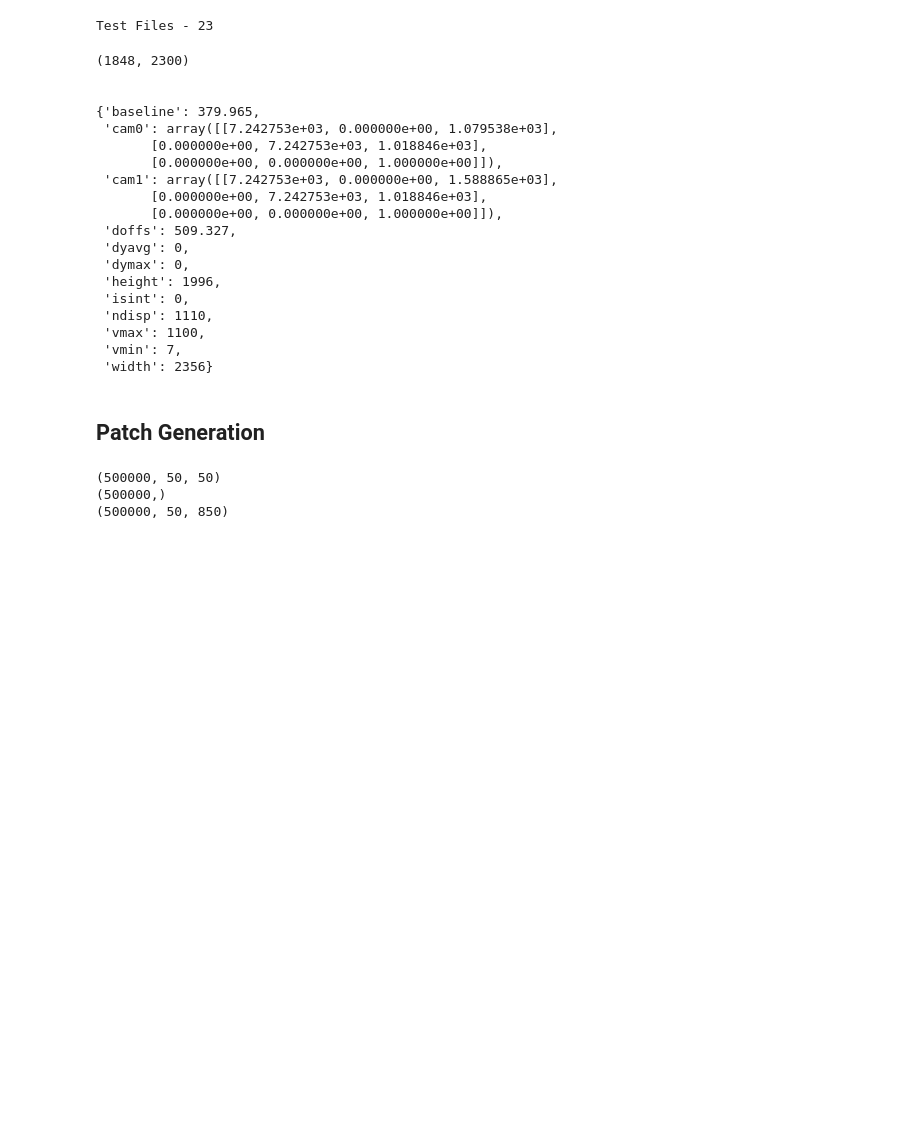
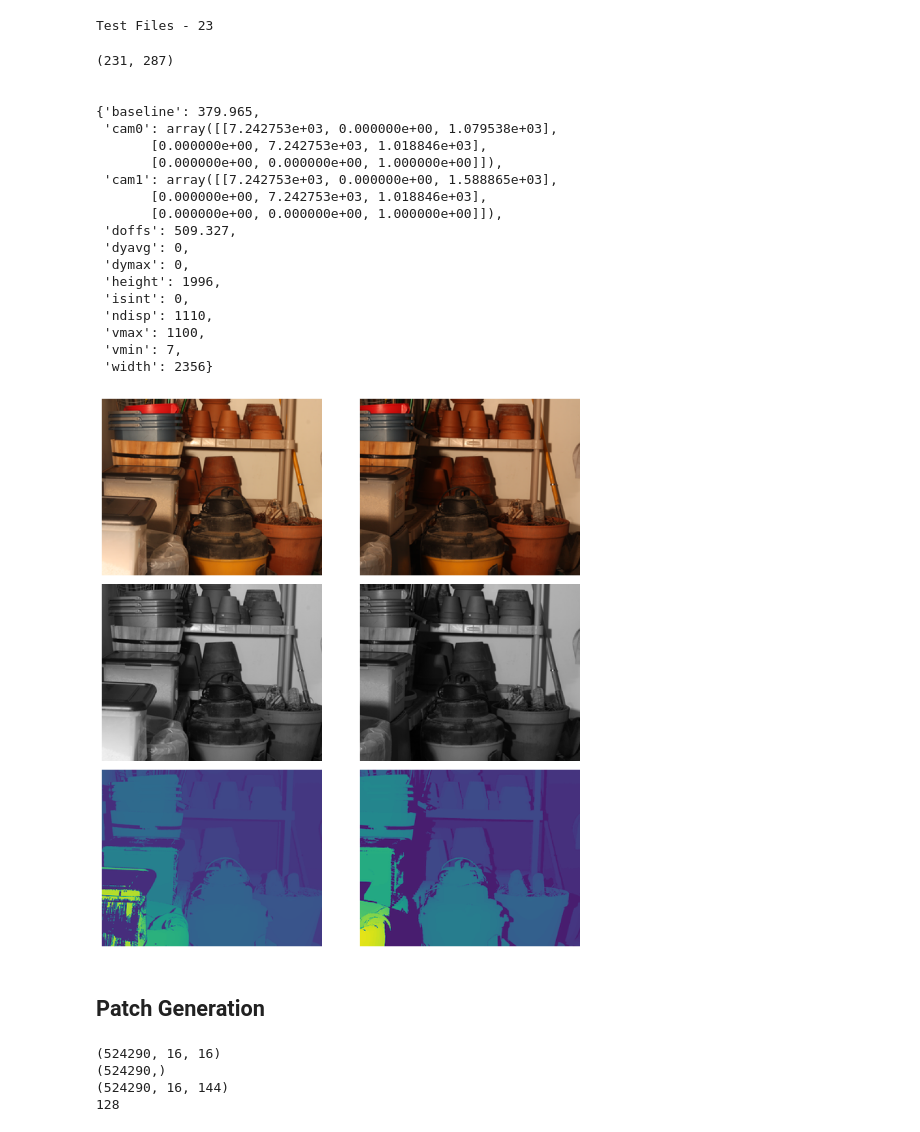
Before and after one commit to Blaze-Leo/Stereo-Reconstruction, a Jupyter notebook: Code/ml_texture/create_dataset.ipynb, the cells around one changed output. Saved outputs shown, nothing was run; the diff lists cells and outputs as text; code cells hidden in the pictures; blank space fills up the shorter version.

Commit message:
increase dataset
new exposure images used to expand dataset

```diff
--- a/Code/ml_texture/create_dataset.ipynb
+++ b/Code/ml_texture/create_dataset.ipynb
@@ -506,41 +432,42 @@ def folder_data_printer(name):
     print(gray['left'].shape,"\n\n")
     pprint(calib)
 
-    # display_six_arrays_with_cbar(rgb['left'], rgb['right'], gray['left'], gray['right'], truth['left'], truth['right'], figsize=(10, 10))
+    display_six_arrays_with_cbar(rgb['left'], rgb['right'], gray['left'], gray['right'], truth['left'], truth['right'], figsize=(10, 10))
 
     # display_image_array(rgb['left'])
     # display_image_array(rgb['right'])
     # display_image_array(gray['left'])
     # display_image_array(gray['right'])
 
     # plot_disp_array(truth['left'])
     # plot_disp_array(truth['right'])
 
     return np.array(gray['left'].shape)
 
 global_image_shape = folder_data_printer('Shopvac')
 
 ## ndisp tight bound - 100
 # %% [output]
-(1848, 2300)
+(231, 287)
 
 
 {'baseline': 379.965,
  'cam0': array([[7.242753e+03, 0.000000e+00, 1.079538e+03],
        [0.000000e+00, 7.242753e+03, 1.018846e+03],
        [0.000000e+00, 0.000000e+00, 1.000000e+00]]),
  'cam1': array([[7.242753e+03, 0.000000e+00, 1.588865e+03],
        [0.000000e+00, 7.242753e+03, 1.018846e+03],
        [0.000000e+00, 0.000000e+00, 1.000000e+00]]),
  'doffs': 509.327,
  'dyavg': 0,
  'dymax': 0,
  'height': 1996,
  'isint': 0,
  'ndisp': 1110,
  'vmax': 1100,
  'vmin': 7,
  'width': 2356}
+[figure, added]
 # %% [markdown]
 ## Patch Generation
 # %%
@@ -665,7 +594,9 @@ patch_list, disp_list, strip_list = generate_patches_strips(global_patch_shape,t
 # %%
+
 print(patch_list.shape)
 print(disp_list.shape)
 print(strip_list.shape)
+print(maximum_disparity)
 
 # for i in range(0,10):
 
@@ -676,9 +607,10 @@ print(strip_list.shape)
 
 #     print(disp_list[i])
 # %% [output]
-(500000, 50, 50)
-(500000,)
-(500000, 50, 850)
+(524290, 16, 16)
+(524290,)
+(524290, 16, 144)
+128
 # %%
 import os
 import numpy as np
```
Also changed, not shown: parts of 6 cells of this notebook, 2 other files.
